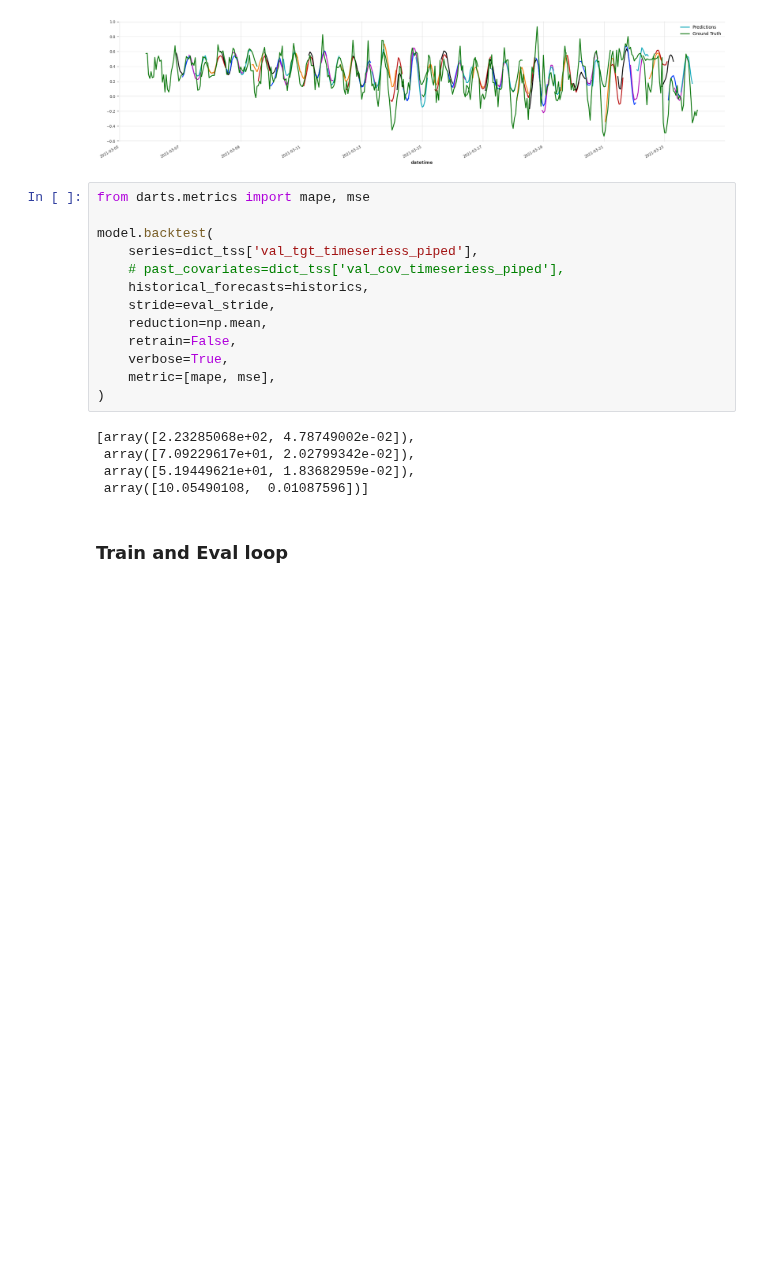
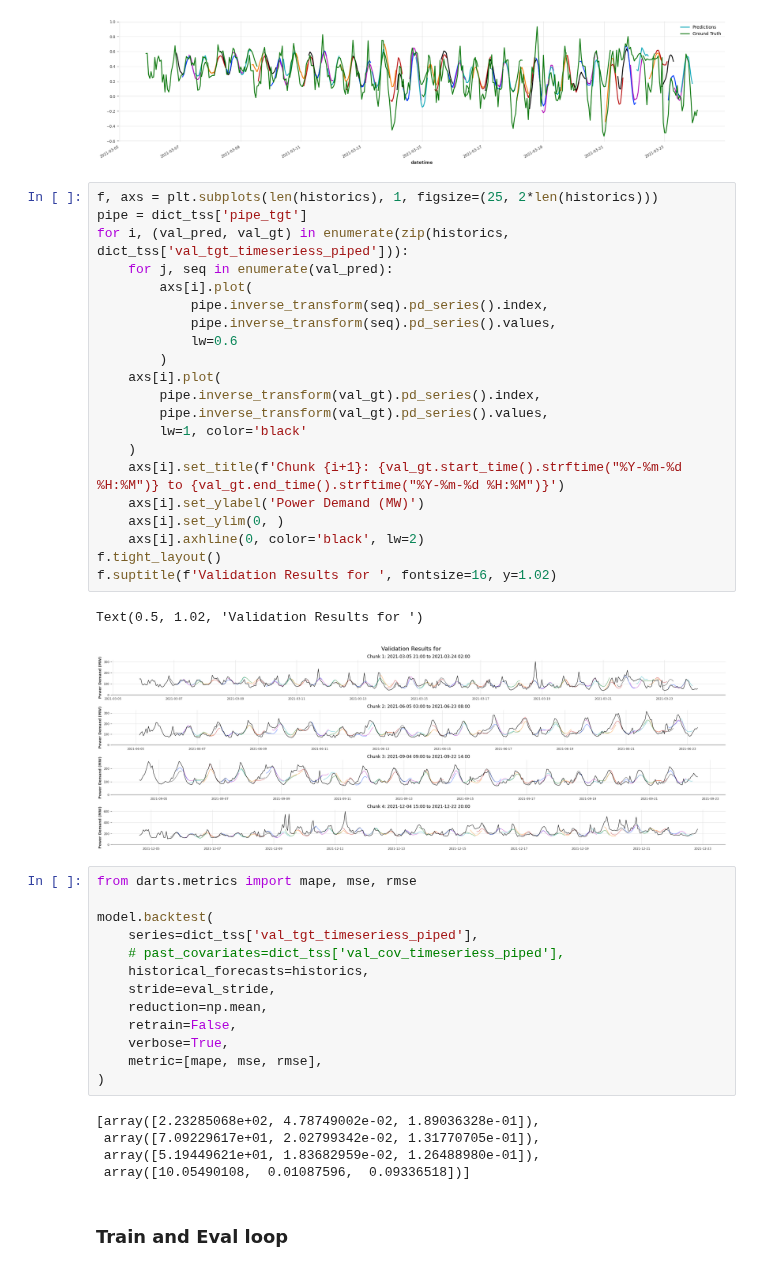
Before and after one commit to tsbyq/WattCast, a Jupyter notebook: notebooks/portland.ipynb, the cells around one changed output. Saved outputs shown, nothing was run; the diff lists cells and outputs as text; blank space fills up the shorter version.

```diff
--- a/notebooks/portland.ipynb
+++ b/notebooks/portland.ipynb
@@ -243,8 +243,32 @@ plt.show()
 ==>> len(val_pred): 81
 ==>> len(val_gt): 438
 [figure]
+# %%
+f, axs = plt.subplots(len(historics), 1, figsize=(25, 2*len(historics)))
+pipe = dict_tss['pipe_tgt']
+for i, (val_pred, val_gt) in enumerate(zip(historics, dict_tss['val_tgt_timeseriess_piped'])):
+    for j, seq in enumerate(val_pred):
+        axs[i].plot(
+            pipe.inverse_transform(seq).pd_series().index,
+            pipe.inverse_transform(seq).pd_series().values,
+            lw=0.6
+        )
+    axs[i].plot(
+        pipe.inverse_transform(val_gt).pd_series().index,
+        pipe.inverse_transform(val_gt).pd_series().values,
+        lw=1, color='black'
+    )
+    axs[i].set_title(f'Chunk {i+1}: {val_gt.start_time().strftime("%Y-%m-%d %H:%M")} to {val_gt.end_time().strftime("%Y-%m-%d %H:%M")}')
+    axs[i].set_ylabel('Power Demand (MW)')
+    axs[i].set_ylim(0, )
+    axs[i].axhline(0, color='black', lw=2)
+f.tight_layout()
+f.suptitle(f'Validation Results for ', fontsize=16, y=1.02)
+# %% [output]
+Text(0.5, 1.02, 'Validation Results for ')
+[figure, added]
 # %%
-from darts.metrics import mape, mse
+from darts.metrics import mape, mse, rmse
 
 model.backtest(
     series=dict_tss['val_tgt_timeseriess_piped'],
@@ -254,13 +278,13 @@ model.backtest(
     reduction=np.mean,
     retrain=False,
     verbose=True,
-    metric=[mape, mse],
+    metric=[mape, mse, rmse],
 )
 # %% [output]
-[array([2.23285068e+02, 4.78749002e-02]),
- array([7.09229617e+01, 2.02799342e-02]),
- array([5.19449621e+01, 1.83682959e-02]),
- array([10.05490108,  0.01087596])]
+[array([2.23285068e+02, 4.78749002e-02, 1.89036328e-01]),
+ array([7.09229617e+01, 2.02799342e-02, 1.31770705e-01]),
+ array([5.19449621e+01, 1.83682959e-02, 1.26488980e-01]),
+ array([10.05490108,  0.01087596,  0.09336518])]
 # %% [markdown]
 ### Train and Eval loop
 # %%
```
Also changed, not shown: parts of 2 cells of this notebook, 8 other files.
